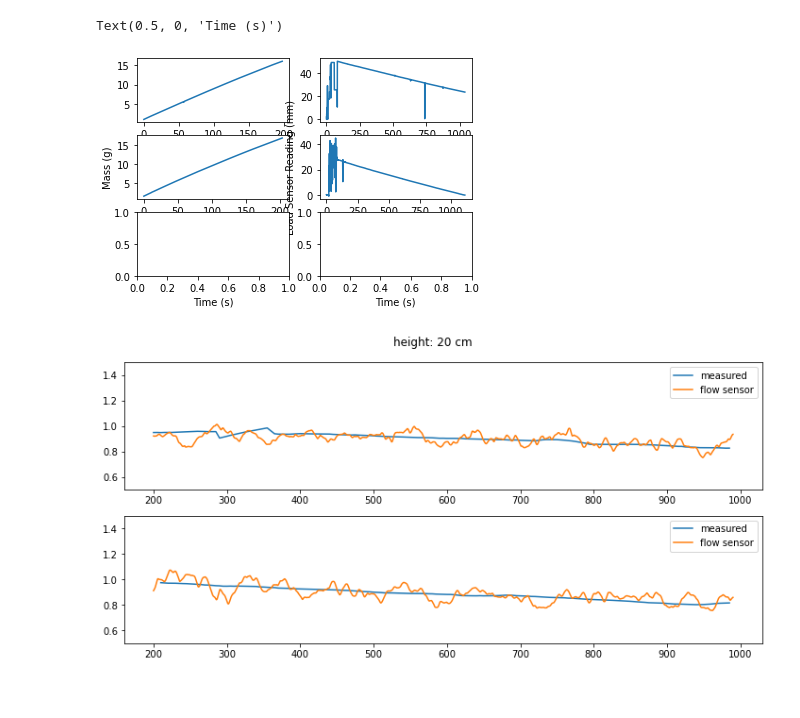
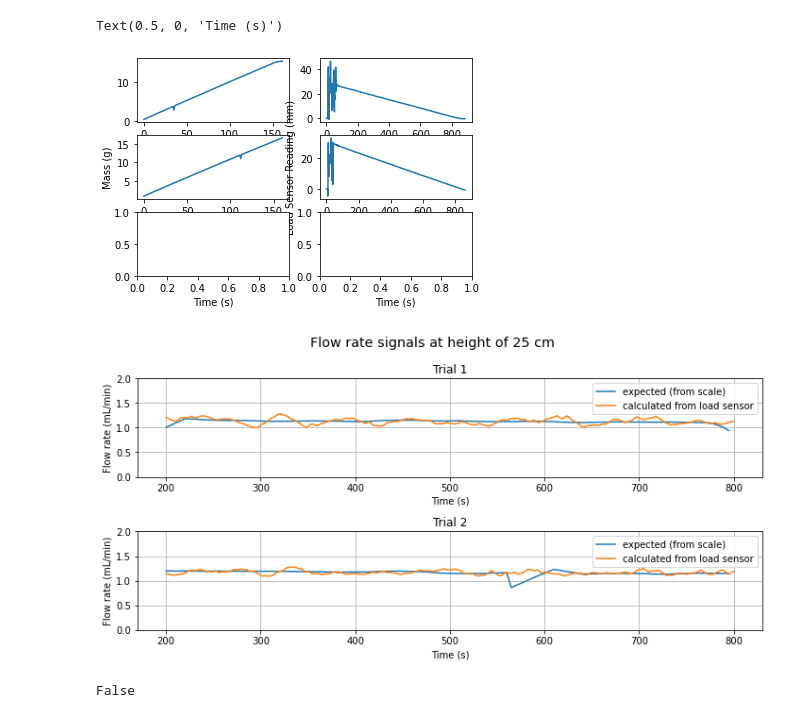
Before and after one commit to anne-mei/fydp-neofeed, a Jupyter notebook: signal_processing/For Sensor Analysis/2022-03-27-investigation - diff_heights/processing March 27 data - diff heights.ipynb, the cells around one changed output. Drawn from its saved outputs; the diff is of its cells as text; code cells hidden in the pictures.

Commit message:
update processing code for prettier plots

```diff
--- a/signal_processing/For Sensor Analysis/2022-03-27-investigation - diff_heights/processing March 27 data - diff heights.ipynb
+++ b/signal_processing/For Sensor Analysis/2022-03-27-investigation - diff_heights/processing March 27 data - diff heights.ipynb
@@ -150,7 +150,7 @@ sensor_csv_folder = r'C:\Users\anne\Projects\FYDP\fydp-neofeed\signal_processing
 # csv_name_30_light1 = r'total_avg_weights--2022-03-14 19-25-36.764243.csv'
 # csv_name_30_light2 = r'total_avg_weights--2022-03-14 19-53-26.589013.csv'  # March 14 trial 2
 
-trial_height = '20'  # in cm
+trial_height = '25'  # in cm
 
 if trial_height == '30':
     # 30cm trials
@@ -172,6 +172,7 @@ elif trial_height == '20':
 
 elif trial_height == '15':
     # 15 cm trials (previously "low height" trials)
+    sensor_csv_folder = r'C:\Users\anne\Projects\FYDP\fydp-neofeed\signal_processing\For Sensor Analysis\2022-03-24 - Processing Unfiltered Data'
     csv_name_30_light1 = r'total_avg_weights--2022-03-23 20-46-21.145784.csv_low_PROCESSED.csv'  # March 24 trial 1
     csv_name_30_light2 = r'total_avg_weights--2022-03-23 21-17-11.310781.csv_low_PROCESSED.csv'  # March 24 trial 2
 #     csv_name_30_light3 = r'total_avg_weights--2022-03-23 22-47-43.773810.csv_low_PROCESSED.csv'  # March 24 trial 3
@@ -236,7 +237,7 @@ axs[2,0].set_xlabel('Time (s)')
 axs[2,1].set_xlabel('Time (s)')
 # %% [output]
 Text(0.5, 0, 'Time (s)')
-[figure, old version]
+[figure, new version]
 # %%
 calibration_factor = 0.54  # 1 # 1.2
 flow_rate_light1, flow_rate_light1_RAW = get_rolling_slope(csv_data_30_light1, datapnt_delay, calibration_factor)
@@ -271,6 +307,6 @@ end_s2_i = np.where(time_30_light2 == next(x for x in time_30_light2 if x >= end
 # %%
 # # ============================================================================
-if (trial_height == '20' or trial_height == '25') and first_run:
+if start_time1 is not None and first_run:
     # adjust signal lengths
 
     time_light_measured1_filt = time_light_measured1_filt[start_m1_i:end_m1_i]
@@ -287,40 +323,64 @@ if (trial_height == '20' or trial_height == '25') and first_run:
 # load_scaling_factor = 0.54
 # flow_rate_light1_scaled = [val*load_scaling_factor for val in flow_rate_light1]
 # flow_rate_light2_scaled = [val*load_scaling_factor for val in flow_rate_light2]
 #flow_rate_light3_scaled = [val*load_scaling_factor for val in flow_rate_light3]
 flow_rate_light1_scaled = flow_rate_light1
 flow_rate_light2_scaled = flow_rate_light2
 # # =============================================================================
 
 fig, axs_2 = plt.subplots(2)
 fig.set_figheight(5)
 fig.set_figwidth(10)
 
-y_lim = [0.5,1.5]
+y_lim = [0, 2]
 
-fig.suptitle('height: ' + trial_height + ' cm')
+fig.suptitle('Flow rate signals at height of ' + trial_height + ' cm', fontsize='x-large')
 
-axs_2[0].plot(time_light_measured1_filt, flow_rate_light_measured1, label='measured')
-axs_2[0].plot(time_30_light1, flow_rate_light1_scaled, label='flow sensor')
+axs_2[0].title.set_text('Trial 1')
+axs_2[0].plot(time_light_measured1_filt, flow_rate_light_measured1, label='expected (from scale)')
+axs_2[0].plot(time_30_light1, flow_rate_light1_scaled, label='calculated from load sensor')
 # axs_2[0].plot(time_30_light1, flow_rate_light1, label='flow sensor')
 axs_2[0].legend()
 axs_2[0].set_ylim(y_lim)
+axs_2[0].grid()
+axs_2[0].set_xlabel('Time (s)')
+axs_2[0].set_ylabel('Flow rate (mL/min)')
 
-axs_2[1].plot(time_light_measured2_filt, flow_rate_light_measured2, label='measured')
-axs_2[1].plot(time_30_light2, flow_rate_light2_scaled, label='flow sensor')
+axs_2[1].title.set_text('Trial 2')
+axs_2[1].plot(time_light_measured2_filt, flow_rate_light_measured2, label='expected (from scale)')
+axs_2[1].plot(time_30_light2, flow_rate_light2_scaled, label='calculated from load sensor')
 # axs_2[1].plot(time_30_light2, flow_rate_light2, label='flow sensor')
 axs_2[1].legend()
 axs_2[1].set_ylim(y_lim)
+axs_2[1].grid()
+axs_2[1].set_xlabel('Time (s)')
+axs_2[1].set_ylabel('Flow rate (mL/min)')
+
+# # for plotting 30ml trial 2 in the upper subplot
+# axs_2[0].title.set_text('Trial 1')
+# axs_2[0].plot(time_light_measured2_filt, flow_rate_light_measured2, label='expected (from scale)')
+# axs_2[0].plot(time_30_light2, flow_rate_light2_scaled, label='calculated from load sensor')
+# # axs_2[1].plot(time_30_light2, flow_rate_light2, label='flow sensor')
+# axs_2[0].legend()
+# axs_2[0].set_ylim(y_lim)
+# axs_2[0].grid()
+# axs_2[0].set_xlabel('Time (s)')
+# axs_2[0].set_ylabel('Flow rate (mL/min)')
+
 
 #axs_2[2].plot(time_light_measured3_filt, flow_rate_light_measured3, label='measured')
 #axs_2[2].plot( time_30_light3,flow_rate_light3_scaled, label='flow sensor')
 # axs_2[2].plot(time_30_light3, flow_rate_light3, label='flow sensor')
 #axs_2[2].legend()
 #axs_2[2].set_ylim(y_lim)
 
 plt.tight_layout()
 # %% [output]
-[figure, old version]
+[figure, new version]
+# %%
+first_run
+# %% [output]
+False
 # %%
 print('starts')
 print(time_light_measured1_filt[0])
```
Also changed, not shown: parts of 5 cells of this notebook.
